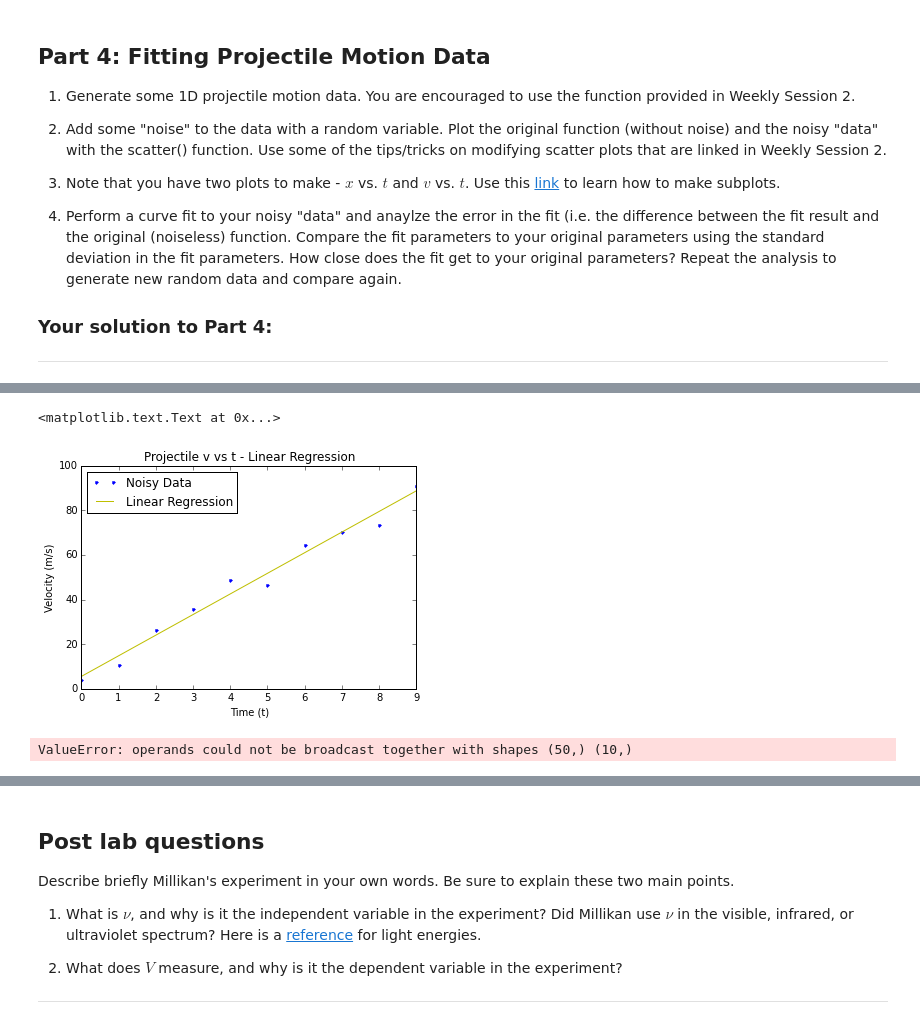
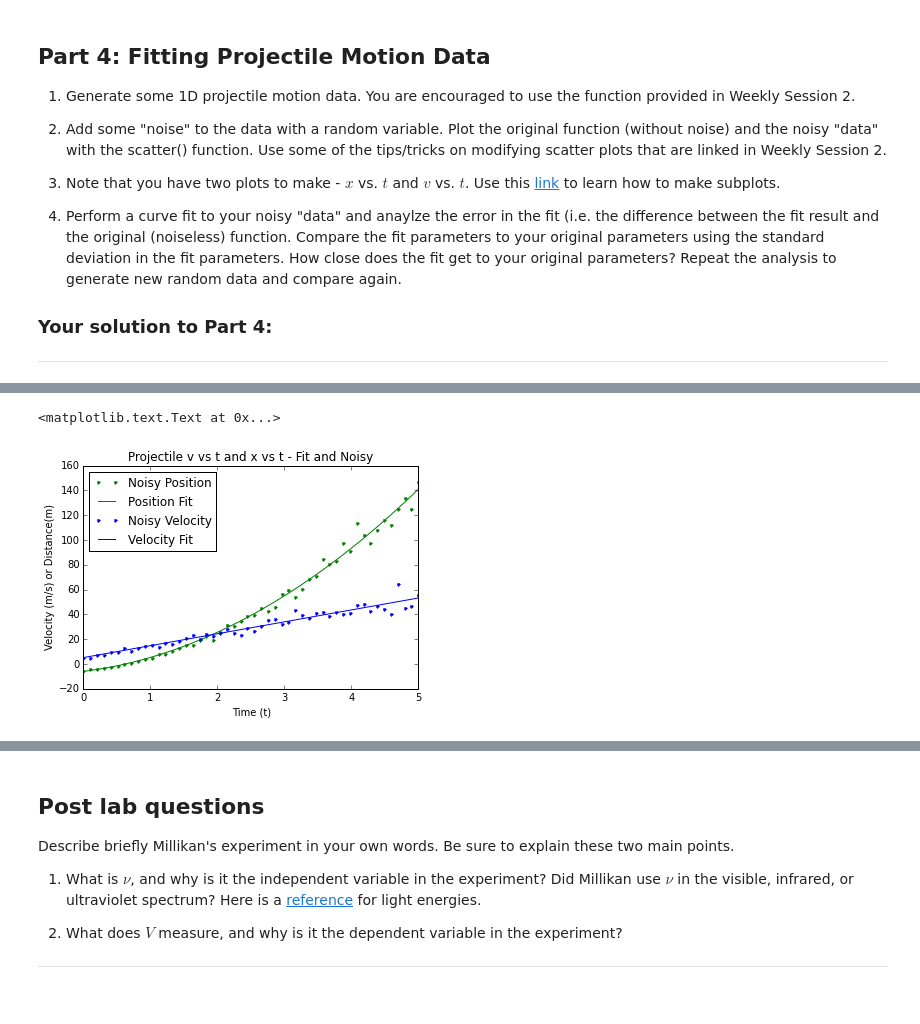
Before and after one commit to willmon16/Labs, a Jupyter notebook: Lab2/Lab2 - Curve Fitting.ipynb, the cells around one changed output, grey strips where cells are left out. Saved outputs shown, nothing was run; the diff lists cells and outputs as text; code cells hidden in the pictures.

```diff
--- a/Lab2/Lab2 - Curve Fitting.ipynb
+++ b/Lab2/Lab2 - Curve Fitting.ipynb
@@ -260,37 +276,29 @@ Standard Deviation =  0.478461026491
-# %%
-n2 = 0                                                  # Set n equal to zero to be used as a counter and also create and empty
-v_lin = []                                              # list to be appended.
-
-while n2 < len(t2):                                      # A while loop that for each element in t2 takes the value using the
-    v_lin.append(regresfit1[0] * t2[n2] + regresfit1[1]) # equation and adds it to the end of the new list v_lin until all the
-    n2 += 1                                              # values in t2 are used then adding one to n each loop.
-
-v_linreg = np.array(v_lin,float)
-
-plt.plot(t2,v2,"b.",label = "Noisy Data")               # Plots the list t2 vs v2  as circles and v2 vs v_lin as a line then
-plt.plot(t2,v_lin,"y-",label = "Linear Regression")
-plt.legend(loc = 'best')                                # shows it.
-plt.ylabel("Velocity (m/s)")
-plt.xlabel("Time (t)")
-plt.title("Projectile v vs t - Linear Regression")
-# %% [output]
-<matplotlib.text.Text at 0x...>
-[figure, removed]
-# %%
-from scipy.optimize import curve_fit
-
-time = np.linspace(0,10,endpoint = True)
-
-def func(x, a, b, c):
-    return a * x**2 + b*x + c
-
-parameters, covariance = curve_fit(func, time, x2)
-
-
-xfit = func(x2, *parameters)
-
-print(parameters)
-plt.plot(t2,xfit)
-plt.plot(t2,x2,"g.")
-# %% [output]
-ValueError: operands could not be broadcast together with shapes (50,) (10,)
+# %%
+# Define functions that when given a set of values for t and the other parameters will out put a set of velocity and
+# position points based off of a line equation and a parabolic equation
+def position_fit(t,a,b,c):
+    return (a/2)*t**2+b*t+c
+
+def velocity_fit(t,a,b):
+    return a*t+b
+
+# Use the data from the noisy sets and find the parameters needed for the functions above to create the best fit
+parameters_x, covariance_x = curve_fit(position_fit, t, x_data)
+parameters_v, covariance_v = curve_fit(velocity_fit, t, v_data)
+
+# Use the parameters obtained to create position and valocity points for the curve fit
+x_fit = position_fit(t,*parameters_x)
+v_fit = velocity_fit(t,*parameters_v)
+
+# Plot both the fit and the noisy set of points to see how they compare
+plt.plot(t,x_data,"g.",label = "Noisy Position")
+plt.plot(t,x_fit,"g-",label = "Position Fit")
+plt.plot(t,v_data,"b.", label = "Noisy Velocity")
+plt.plot(t,v_fit,"b-", label = "Velocity Fit")
+plt.legend(loc = 'best')
+plt.ylabel("Velocity (m/s) or Distance(m)")
+plt.xlabel("Time (t)")
+plt.title("Projectile v vs t and x vs t - Fit and Noisy")
+# %% [output]
+<matplotlib.text.Text at 0x...>
+[figure, added]
```
Also changed, not shown: parts of 5 cells of this notebook, 1 other file.
